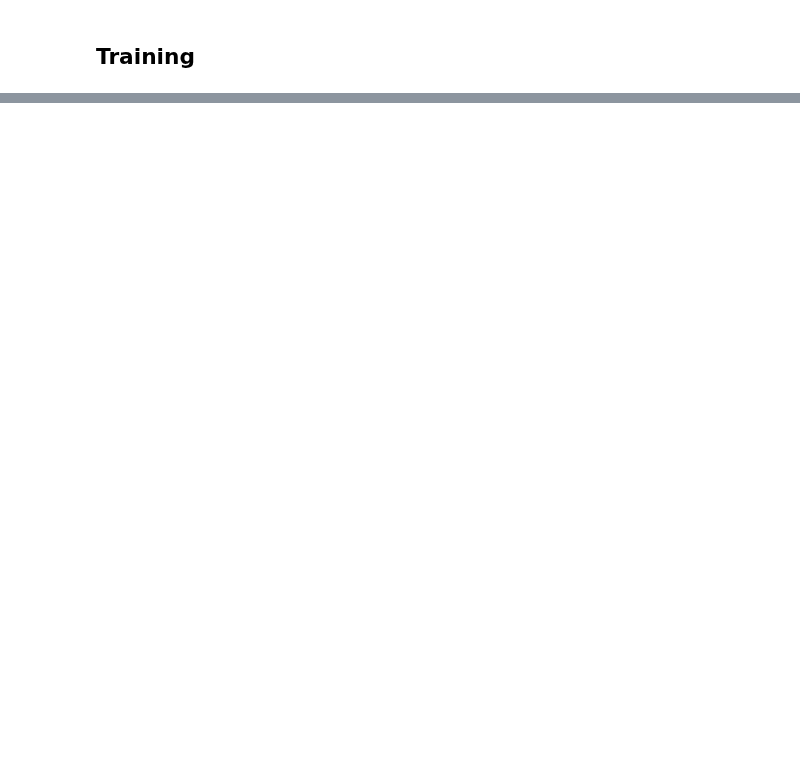
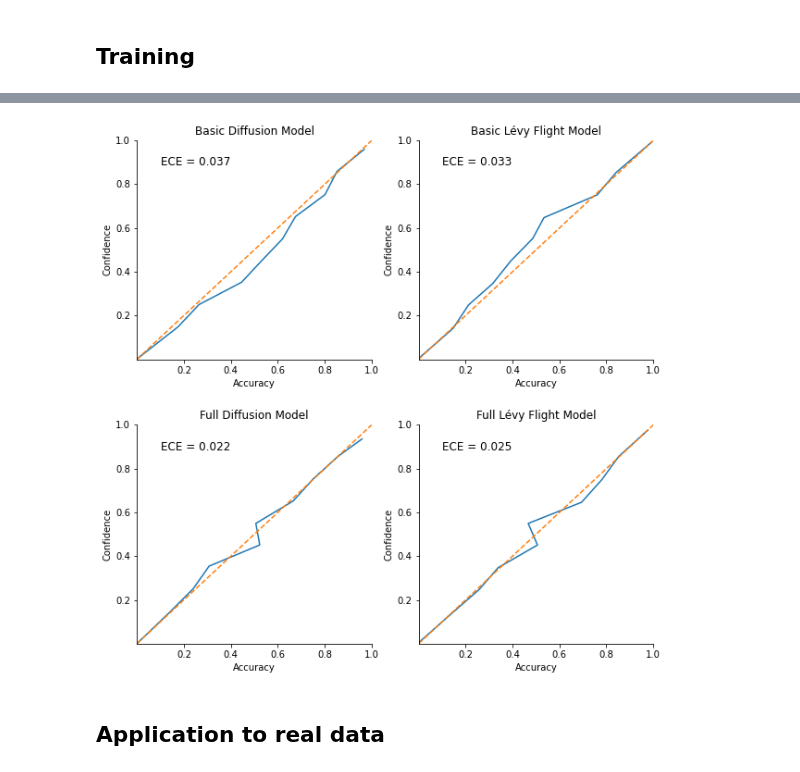
Before and after one commit to elseml/DeepHierarchicalModelComparison, a Jupyter notebook: Python code/Deep_Hierarchical_Model_Dirichlet.ipynb, the cells around one changed output, grey strips where cells are left out. Cells and saved outputs as stored; diff of their text form; code cells hidden in the pictures; blank space fills up the shorter version.

```diff
--- a/Python code/Deep_Hierarchical_Model_Dirichlet.ipynb
+++ b/Python code/Deep_Hierarchical_Model_Dirichlet.ipynb
@@ -1245,0 +1462,22 @@ perf_tester(evidence_net, summary_net, val_data, n_cal_bins=15)
+# %%
+# Calibration curves
+
+fig, axarr = plt.subplots(2, 2, figsize=(10, 10))
+n_cal_bins = 15
+plt.subplots_adjust(hspace = .3)
+pos1 = [0,0,1,1]
+pos2 = [0,1,0,1]
+labels = ['Basic Diffusion Model',
+          'Basic Lévy Flight Model',
+           'Full Diffusion Model',
+           'Full Lévy Flight Model',]
+
+for m in range(4):
+    m_true = val_indices_900[:,m]
+    m_soft = probs_900[:,m]
+    plot_calibration_curve(m_true, m_soft, 10,
+                           axarr[pos1[m], pos2[m]], title=labels[m])
+# %% [output]
+[figure, added]
+# %% [markdown]
+## Application to real data
```
Also changed, not shown: parts of 50 cells of this notebook.
